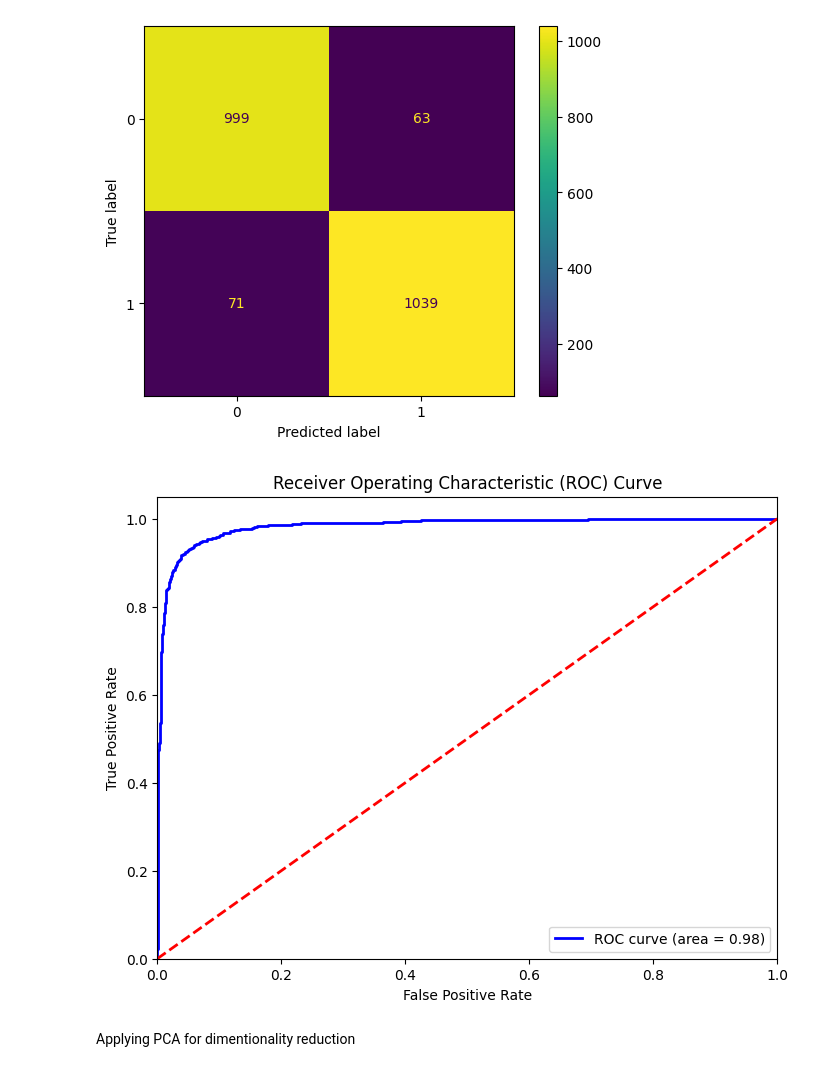
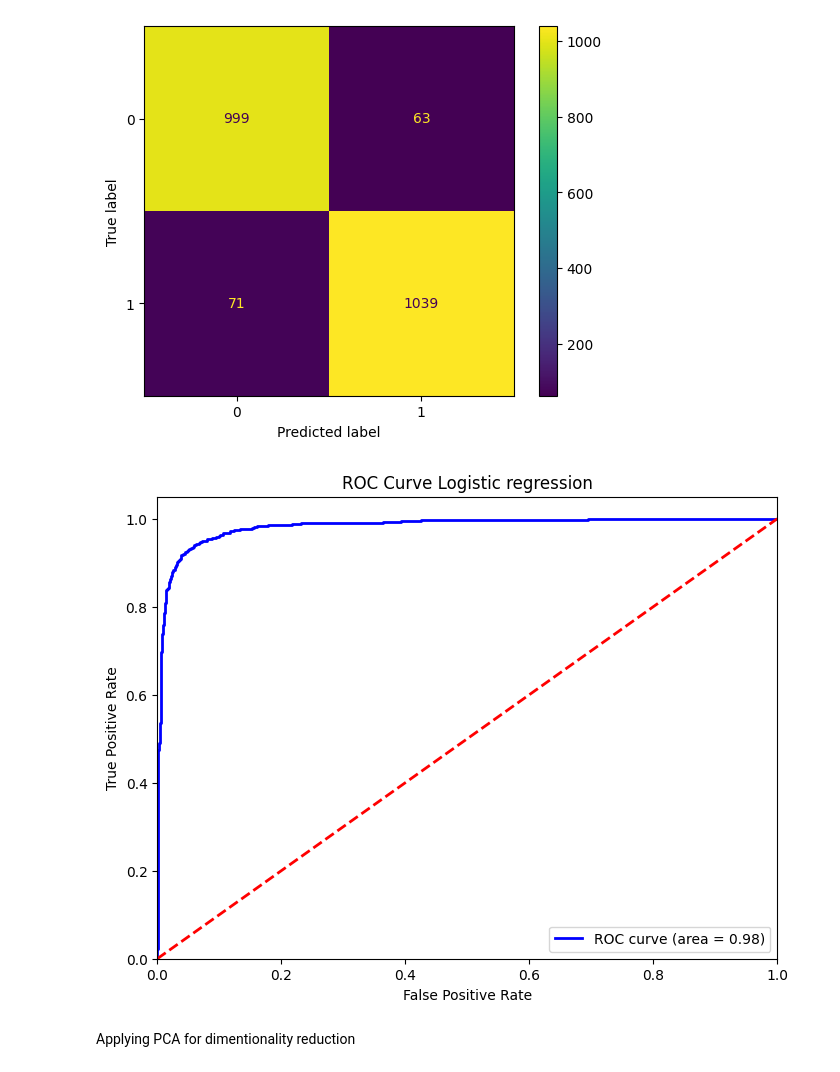
Before and after one commit to mr-rojit/movies-reviews-sentiment-analysis, a Jupyter notebook: final_text_classification.ipynb, the cells around one changed output. Saved outputs shown, nothing was run; the diff lists cells and outputs as text; code cells hidden in the pictures.

```diff
--- a/final_text_classification.ipynb
+++ b/final_text_classification.ipynb
@@ -226,16 +254,16 @@ roc_auc = auc(fpr, tpr)
 # %%
 plt.figure(figsize=(8, 6))
 plt.plot(fpr, tpr, color='blue', lw=2, label='ROC curve (area = %0.2f)' % roc_auc)
 plt.plot([0, 1], [0, 1], color='red', lw=2, linestyle='--')
 plt.xlim([0.0, 1.0])
 plt.ylim([0.0, 1.05])
 plt.xlabel('False Positive Rate')
 plt.ylabel('True Positive Rate')
-plt.title('Receiver Operating Characteristic (ROC) Curve')
+plt.title('ROC Curve Logistic regression')
 plt.legend(loc='lower right')
 plt.show()
 # %% [output]
-[figure, old version]
+[figure, new version]
 # %% [markdown]
 Applying PCA for dimentionality reduction
 # %%
```
Also changed, not shown: parts of 41 cells of this notebook.
